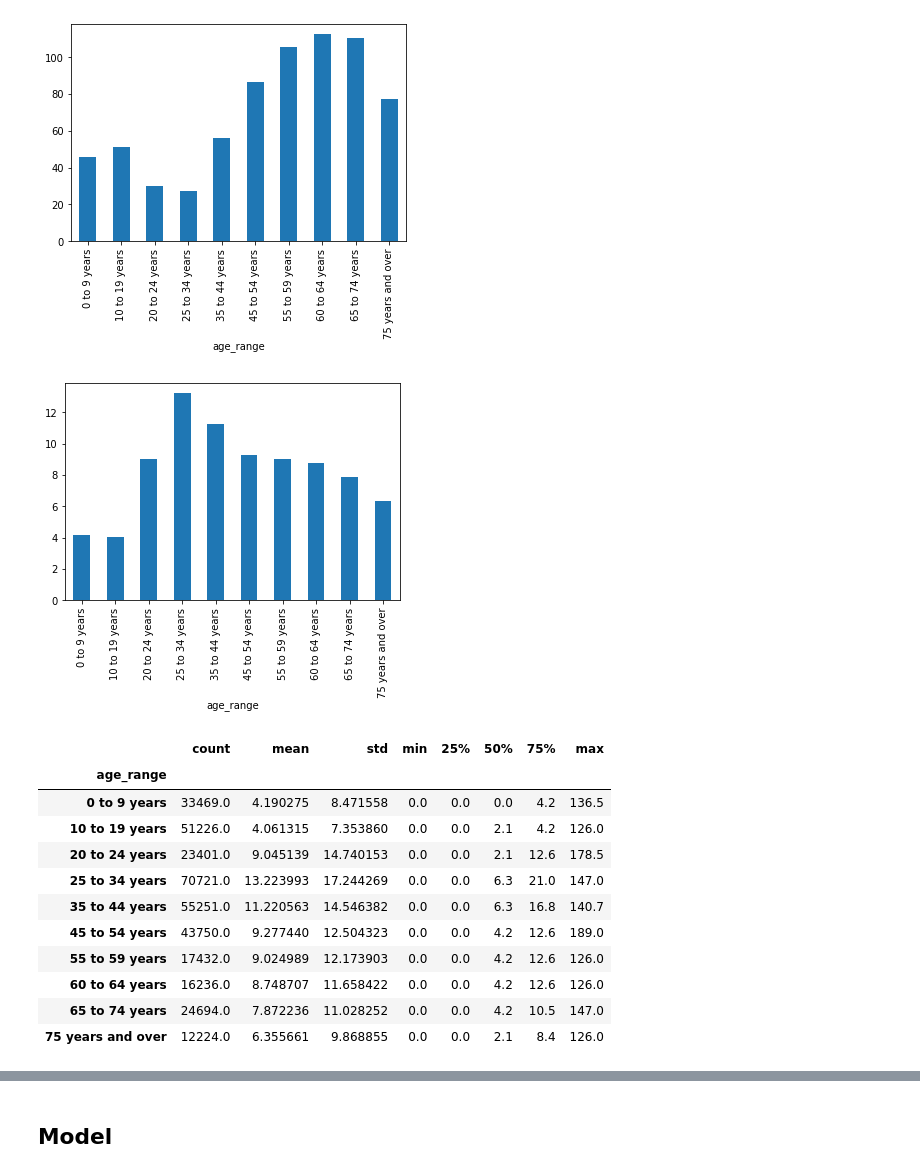
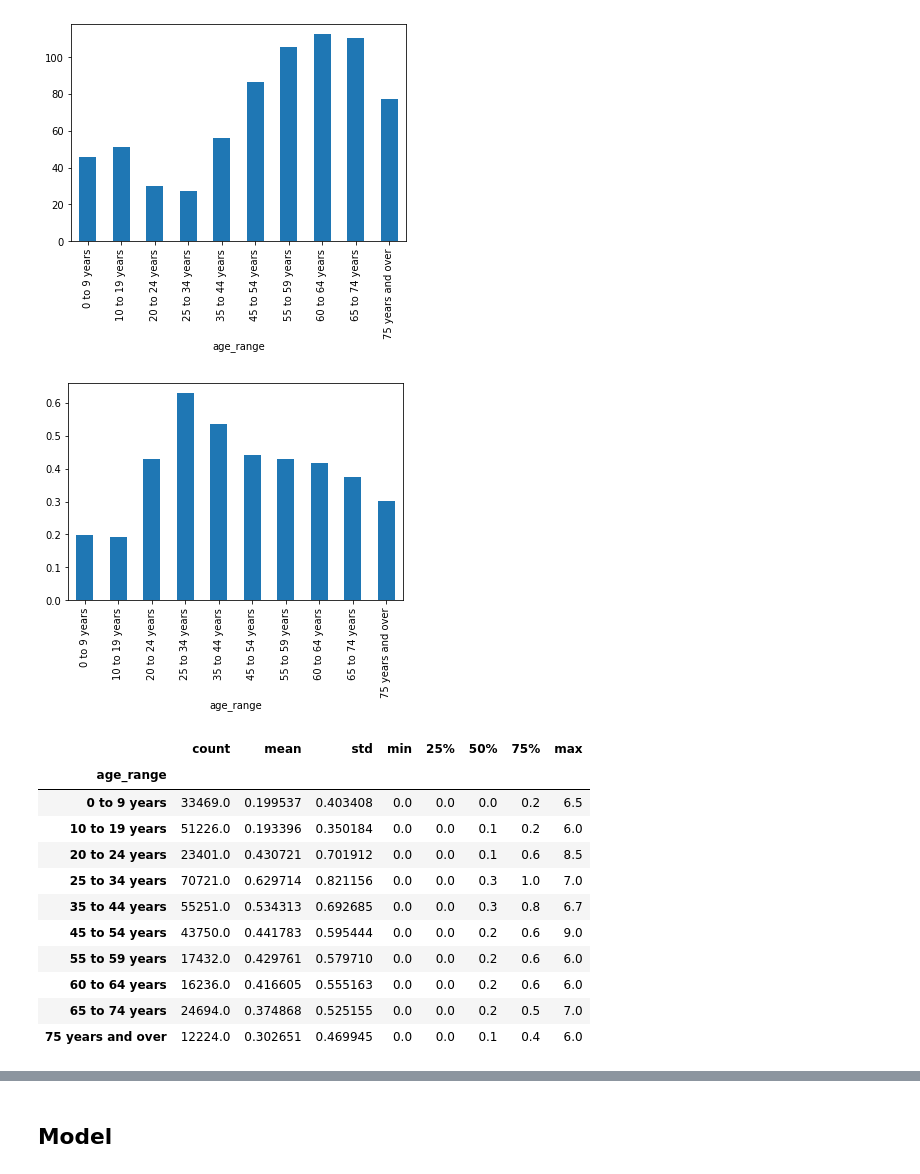
Before and after one commit to arispeaks/SFLibrary, a Jupyter notebook: SF_Library_Project.ipynb, the cells around one changed output, grey strips where cells are left out. Saved outputs shown, nothing was run; the diff lists cells and outputs as text; code cells hidden in the pictures.

```diff
--- a/SF_Library_Project.ipynb
+++ b/SF_Library_Project.ipynb
@@ -378,28 +378,28 @@ df_comp.groupby('age_range').yearly_renewals.mean().plot(kind ='bar');
 # %%
 # Interesting, when looking at renewals the highest group is not 60-64 years and the 75 and older is brought
 # down to fifth highest.
 # Let's take a look at renewals per checkouts. Because the data does not provide specifics about any particular
 # checkout, this again will have to be computed as an average=
 # total_renewals/ total_checkouts and I will make this more informative by mutliplying by days allowed per renewal =
 # 21 days per renewal.
-df_comp['renewal_days'] = np.round(df_comp.total_renewals/df_comp.total_checkouts,1)*21
-df_comp.groupby('age_range').renewal_days.mean().plot(kind ='bar');
+df_comp['renewal_rate'] = np.round(df_comp.total_renewals/df_comp.total_checkouts,1)
+df_comp.groupby('age_range').renewal_rate.mean().plot(kind ='bar');
 # %% [output]
-[figure, old version]
+[figure, new version]
 # %%
-df_comp.groupby('age_range').renewal_days.describe()
+df_comp.groupby('age_range').renewal_rate.describe()
 # %% [output]
 |  | count | mean | std | min | 25% | 50% | 75% | max |
 | age_range |  |  |  |  |  |  |  |  |
-| 0 to 9 years | 33469.0 | 4.190275 | 8.471558 | 0.0 | 0.0 | 0.0 | 4.2 | 136.5 |
-| 10 to 19 years | 51226.0 | 4.061315 | 7.353860 | 0.0 | 0.0 | 2.1 | 4.2 | 126.0 |
-| 20 to 24 years | 23401.0 | 9.045139 | 14.740153 | 0.0 | 0.0 | 2.1 | 12.6 | 178.5 |
-| 25 to 34 years | 70721.0 | 13.223993 | 17.244269 | 0.0 | 0.0 | 6.3 | 21.0 | 147.0 |
-| 35 to 44 years | 55251.0 | 11.220563 | 14.546382 | 0.0 | 0.0 | 6.3 | 16.8 | 140.7 |
-| 45 to 54 years | 43750.0 | 9.277440 | 12.504323 | 0.0 | 0.0 | 4.2 | 12.6 | 189.0 |
-| 55 to 59 years | 17432.0 | 9.024989 | 12.173903 | 0.0 | 0.0 | 4.2 | 12.6 | 126.0 |
-| 60 to 64 years | 16236.0 | 8.748707 | 11.658422 | 0.0 | 0.0 | 4.2 | 12.6 | 126.0 |
-| 65 to 74 years | 24694.0 | 7.872236 | 11.028252 | 0.0 | 0.0 | 4.2 | 10.5 | 147.0 |
-| 75 years and over | 12224.0 | 6.355661 | 9.868855 | 0.0 | 0.0 | 2.1 | 8.4 | 126.0 |
+| 0 to 9 years | 33469.0 | 0.199537 | 0.403408 | 0.0 | 0.0 | 0.0 | 0.2 | 6.5 |
+| 10 to 19 years | 51226.0 | 0.193396 | 0.350184 | 0.0 | 0.0 | 0.1 | 0.2 | 6.0 |
+| 20 to 24 years | 23401.0 | 0.430721 | 0.701912 | 0.0 | 0.0 | 0.1 | 0.6 | 8.5 |
+| 25 to 34 years | 70721.0 | 0.629714 | 0.821156 | 0.0 | 0.0 | 0.3 | 1.0 | 7.0 |
+| 35 to 44 years | 55251.0 | 0.534313 | 0.692685 | 0.0 | 0.0 | 0.3 | 0.8 | 6.7 |
+| 45 to 54 years | 43750.0 | 0.441783 | 0.595444 | 0.0 | 0.0 | 0.2 | 0.6 | 9.0 |
+| 55 to 59 years | 17432.0 | 0.429761 | 0.579710 | 0.0 | 0.0 | 0.2 | 0.6 | 6.0 |
+| 60 to 64 years | 16236.0 | 0.416605 | 0.555163 | 0.0 | 0.0 | 0.2 | 0.6 | 6.0 |
+| 65 to 74 years | 24694.0 | 0.374868 | 0.525155 | 0.0 | 0.0 | 0.2 | 0.5 | 7.0 |
+| 75 years and over | 12224.0 | 0.302651 | 0.469945 | 0.0 | 0.0 | 0.1 | 0.4 | 6.0 |
 # %%
 #plot some histograms to get more of a feel for the spread
```
Also changed, not shown: parts of 12 cells of this notebook.
